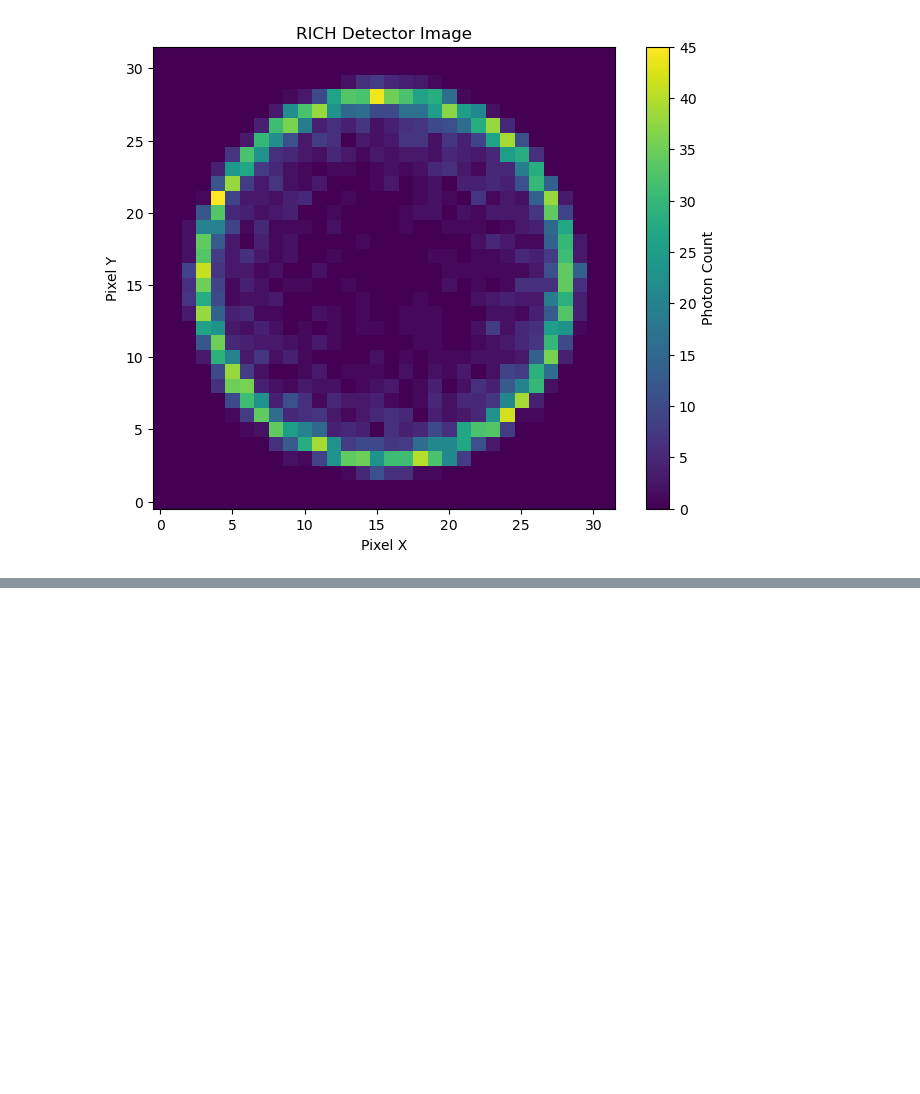
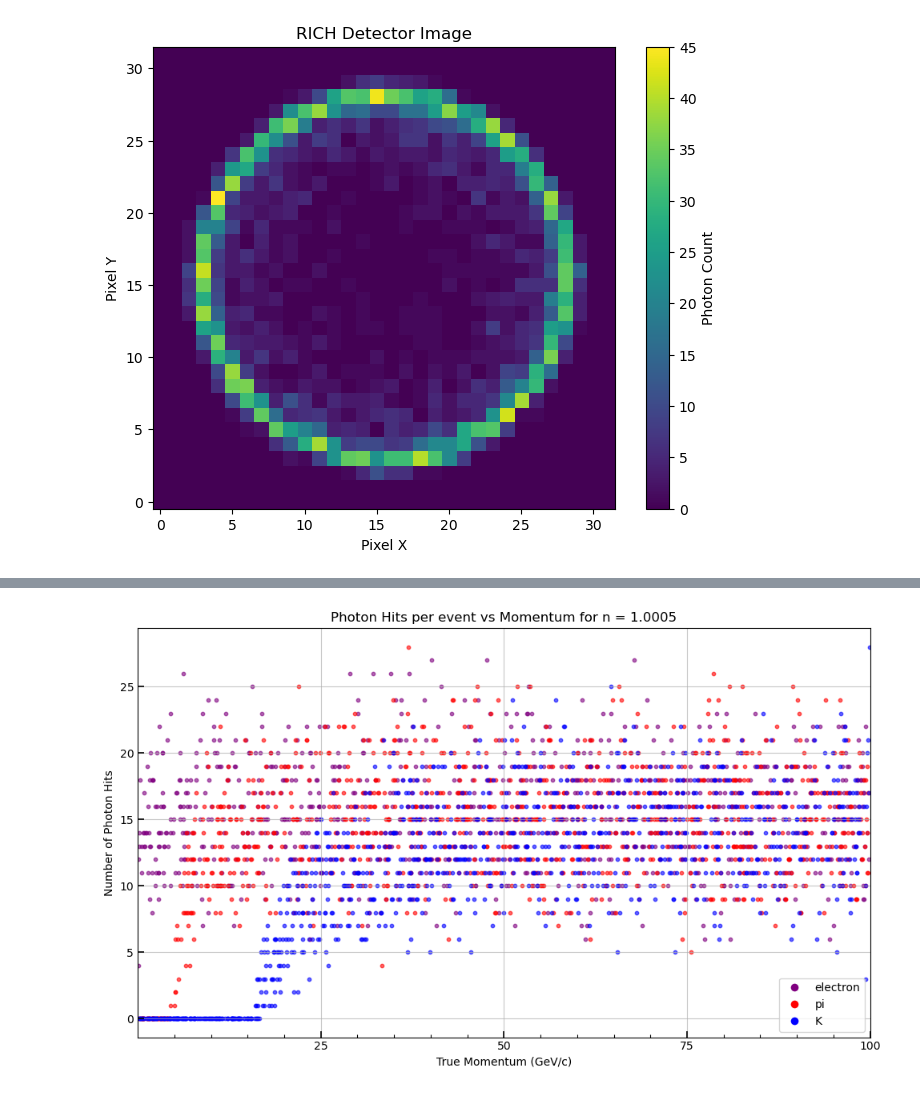
Before and after one commit to EdwardWardell02/Fast_RICH_Simulation_with_Diffusion, a Jupyter notebook: notebooks/01_simulator_validation.ipynb, the cells around one changed output, grey strips where cells are left out. Cells and saved outputs as stored; diff of their text form; code cells hidden in the pictures; blank space fills up the shorter version.

```diff
--- a/notebooks/01_simulator_validation.ipynb
+++ b/notebooks/01_simulator_validation.ipynb
@@ -68,5 +68,7 @@ visualisations.plot_cherenkov_angle_vs_momentum(simulator, num_events=2000, mome
 # %%
-visualisations.photon_count(simulator, num_events=2000, particle_types=['electron','pi','K'], momentum_range=[0.01, 100])
+visualisations.photon_count(simulator, num_events=100, particle_types=['electron','pi','K'], momentum_range=[0.01, 100])
+# %% [output]
+[figure, added]
 # %%
 from data.generate_data import generate_dataset
 output_path = Path('../data/processed')
```
Also changed, not shown: parts of 2 cells of this notebook, 5 other files.
